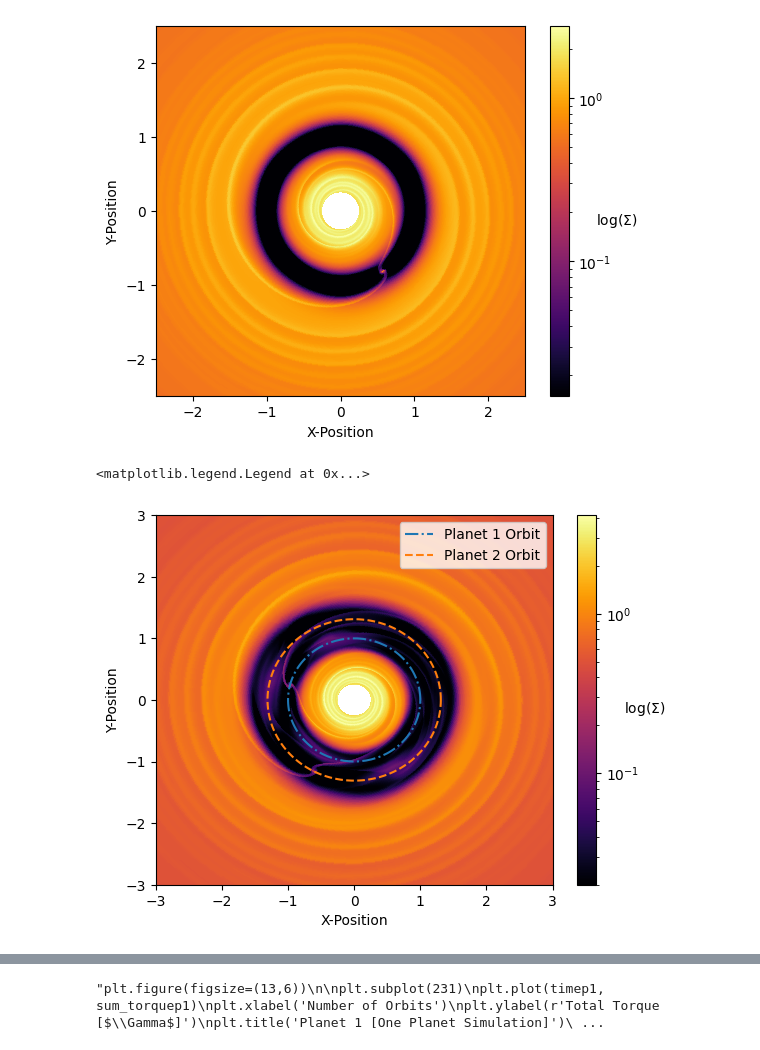
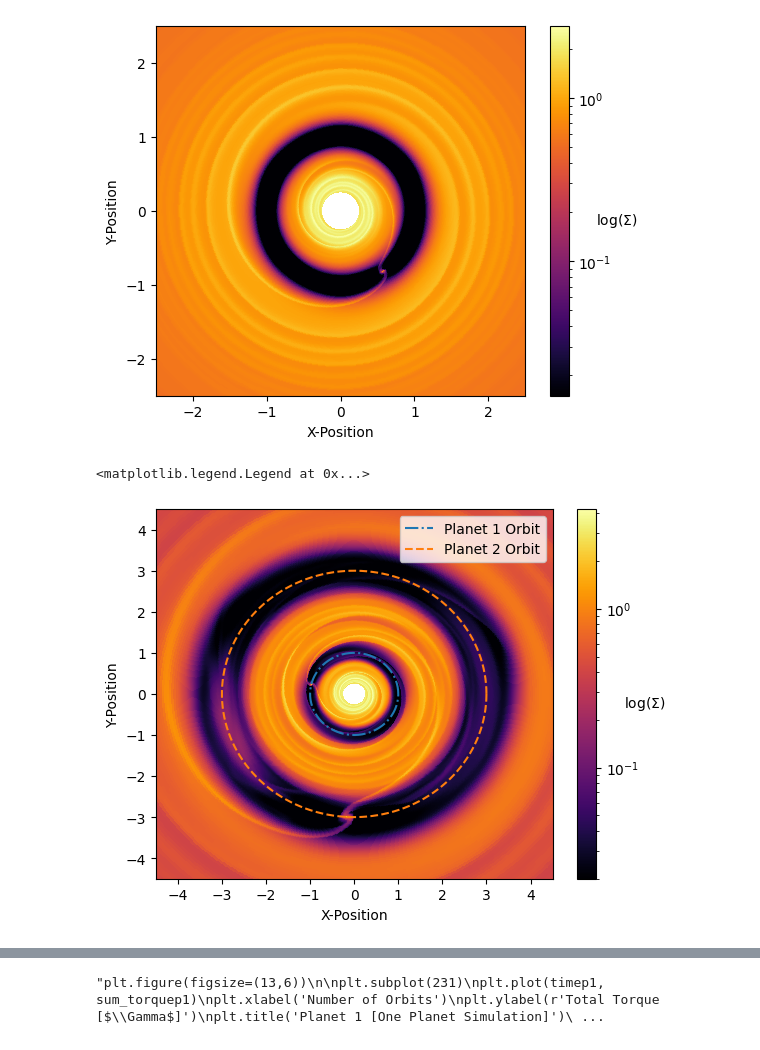
Before and after one commit to SudatKhan/athena_simulations, a Jupyter notebook: resonance_torque.ipynb, the cells around one changed output, grey strips where cells are left out. Saved outputs shown, nothing was run; the diff lists cells and outputs as text; code cells hidden in the pictures.

```diff
--- a/resonance_torque.ipynb
+++ b/resonance_torque.ipynb
@@ -25,7 +25,7 @@ d_phip1 = d_phip1[1:] - d_phip1[:-1]
 d_rp1 = rp1_c[1:] - rp1_c[:-1]
 # %%
 data = np.genfromtxt('/home/sudat/cca/fixed/jupiter-jupiter/a1d5_fixed/disk.hst')
-data2 = athena_read.athdf('/home/sudat/cca/fixed/jupiter-jupiter/3:2_fixed/disk.out1.00720.athdf')
+data2 = athena_read.athdf('/home/sudat/cca/fixed/jupiter-jupiter/a3_fixed/disk.out1.00720.athdf')
 time = data[:,0] / (2*np.pi)
 #sum_torque = data[:,10]
 #sum_torque2 = data[:,11]
@@ -44,7 +44,7 @@ d_r = r_c[1:] - r_c[:-1]
 # %%
 #Orbital distance of Planet 1 and Planet 2
 p_r1 = 1.0
-p_r2 = np.cbrt(2.25)
+p_r2 = 3.0
 # %%
 '''Conversion from Polar -> Cartesian'''
 xp1 = rp1_c[None,:] * np.cos(phip1_c[:,None])
@@ -66,25 +66,25 @@ plt.colorbar().set_label(r'log($\Sigma$)', rotation=0)
 # %%
 # Plot surface density
 plt.pcolormesh(x, y, dens, cmap='inferno', norm='log', vmin= 0.02)
 plt.xlabel('X-Position')
 plt.ylabel('Y-Position')
-plt.xlim(-3, 3)
-plt.ylim(-3, 3)
+plt.xlim(-(p_r2 + 1.5), p_r2 + 1.5)
+plt.ylim(-(p_r2 + 1.5), p_r2 + 1.5)
 plt.colorbar().set_label(r'log($\Sigma$)', rotation=0)
 
 # Plot orbits
 theta = np.linspace(0, 2 * np.pi, 150)
 a1 = p_r1 * np.cos(theta)
 b1 = p_r1 * np.sin(theta)
 a2 = (p_r2) * np.cos(theta)
 b2 = (p_r2) * np.sin(theta)
 
 plt.plot(a1, b1, linestyle='-.', label="Planet 1 Orbit")
 plt.plot(a2, b2, linestyle='dashed', label="Planet 2 Orbit")
 plt.legend()
 # %% [output]
 <matplotlib.legend.Legend at 0x...>
-[figure, old version]
+[figure, new version]
 # %%
 thermal_mass = (0.05)**3
 jupiter_mass = 0.000954588
```
Also changed, not shown: parts of 14 cells of this notebook.
